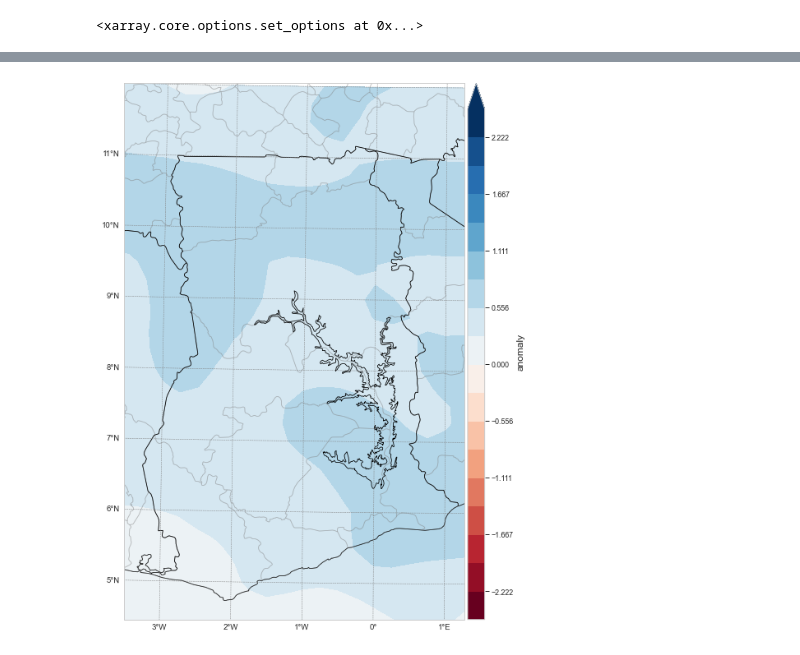
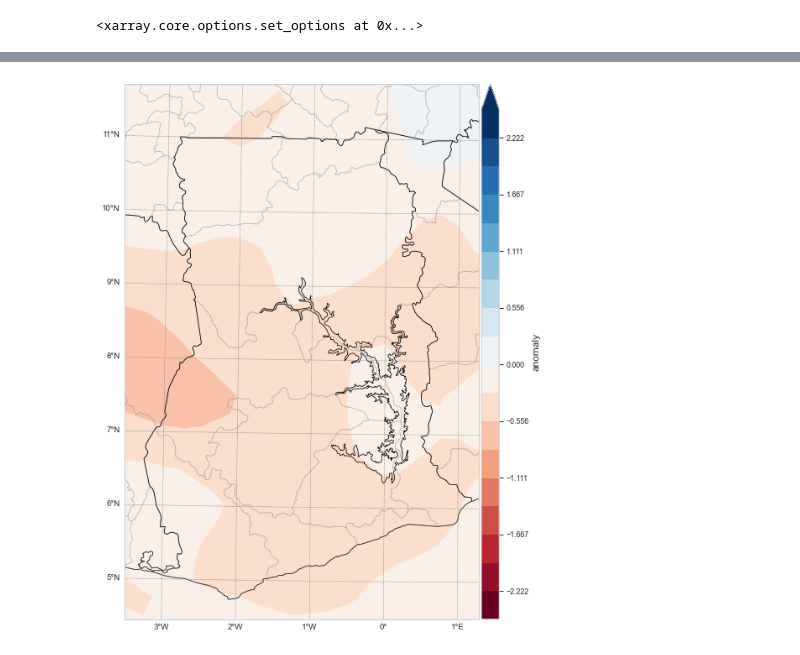
Before and after one commit to NCEO-ODA/ghana_data, a Jupyter notebook: 01-Quick_Plots.ipynb, the cells around one changed output, grey strips where cells are left out. Drawn from its saved outputs; the diff is of its cells as text; code cells hidden in the pictures.

```diff
--- a/01-Quick_Plots.ipynb
+++ b/01-Quick_Plots.ipynb
@@ -26,5 +35,5 @@ from data_analysis.basic_calcs import *
 # %%
 ds = get_era5_ds('ssrd')
-plot_z_score(calculate_z_score(ds), contour=True)
+fig = plot_z_score(calculate_z_score(ds, curr_month_number=4),contour=True)
 # %% [output]
-[figure, old version]
+[figure, new version]
```
Also changed, not shown: parts of 4 cells of this notebook, 1 other file.
